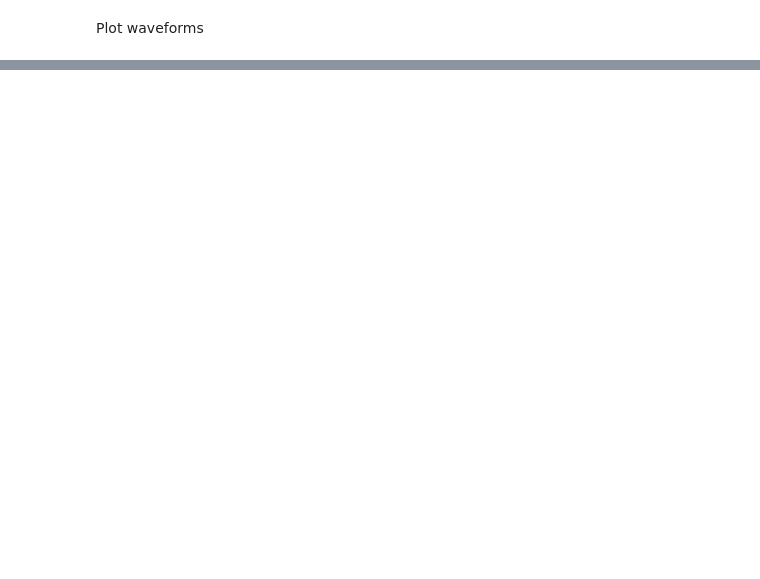
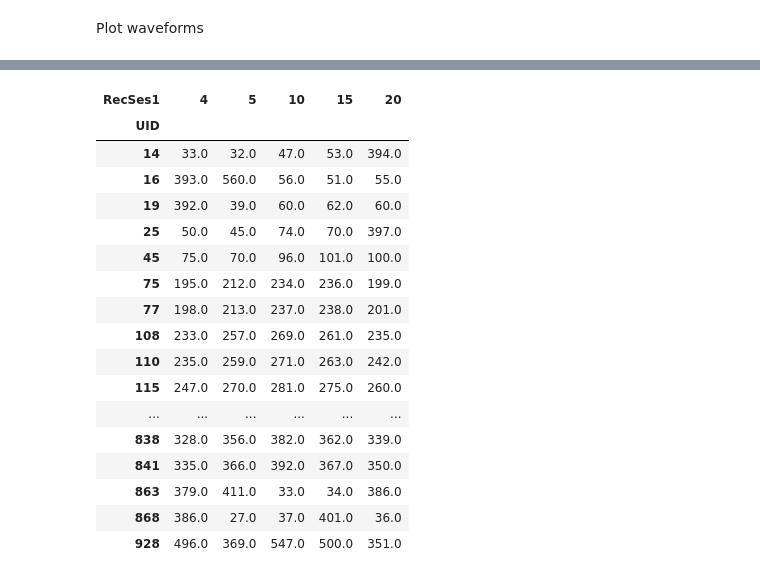
Before and after one commit to EnnyvanBeest/UnitMatch, a Jupyter notebook: UnitMatchPy/PaperAnalyses/figure1.ipynb, the cells around one changed output, grey strips where cells are left out. Cells and saved outputs as stored; diff of their text form; code cells hidden in the pictures; blank space fills up the shorter version.

```diff
--- a/UnitMatchPy/PaperAnalyses/figure1.ipynb
+++ b/UnitMatchPy/PaperAnalyses/figure1.ipynb
@@ -450,0 +467,46 @@ mt = pd.read_sql_query(query, conn)
+# %%
+sessions = [4, 5, 10, 15, 20]
+same_uid_mask = (mt["UID 1_DeepUnitMatch"] == mt["UID 2_DeepUnitMatch"])
+
+# keep only the tracked-unit rows for these sessions
+df = (
+    mt.loc[
+        same_uid_mask & mt["RecSes1"].isin(sessions),
+        ["UID 1_DeepUnitMatch", "RecSes1", "ID1"]
+    ]
+    .rename(columns={"UID 1_DeepUnitMatch": "UID"})
+    .drop_duplicates()
+    .copy()
+)
+
+# pivot: one row per UID, one column per session
+uid_session_matrix = df.pivot_table(
+    index="UID",
+    columns="RecSes1",
+    values="ID1",
+    aggfunc="first"
+).reindex(columns=sessions)
+
+# optional: sort by UID
+uid_session_matrix = uid_session_matrix.sort_index()
+uid_session_matrix_valid = uid_session_matrix.dropna(axis=0)
+uid_session_matrix_valid
+# %% [output]
+| RecSes1 | 4 | 5 | 10 | 15 | 20 |
+| UID |  |  |  |  |  |
+| 14 | 33.0 | 32.0 | 47.0 | 53.0 | 394.0 |
+| 16 | 393.0 | 560.0 | 56.0 | 51.0 | 55.0 |
+| 19 | 392.0 | 39.0 | 60.0 | 62.0 | 60.0 |
+| 25 | 50.0 | 45.0 | 74.0 | 70.0 | 397.0 |
+| 45 | 75.0 | 70.0 | 96.0 | 101.0 | 100.0 |
+| 75 | 195.0 | 212.0 | 234.0 | 236.0 | 199.0 |
+| 77 | 198.0 | 213.0 | 237.0 | 238.0 | 201.0 |
+| 108 | 233.0 | 257.0 | 269.0 | 261.0 | 235.0 |
+| 110 | 235.0 | 259.0 | 271.0 | 263.0 | 242.0 |
+| 115 | 247.0 | 270.0 | 281.0 | 275.0 | 260.0 |
+| ... | ... | ... | ... | ... | ... |
+| 838 | 328.0 | 356.0 | 382.0 | 362.0 | 339.0 |
+| 841 | 335.0 | 366.0 | 392.0 | 367.0 | 350.0 |
+| 863 | 379.0 | 411.0 | 33.0 | 34.0 | 386.0 |
+| 868 | 386.0 | 27.0 | 37.0 | 401.0 | 36.0 |
+| 928 | 496.0 | 369.0 | 547.0 | 500.0 | 351.0 |
```
Also changed, not shown: parts of 9 cells of this notebook, 2 other files.
